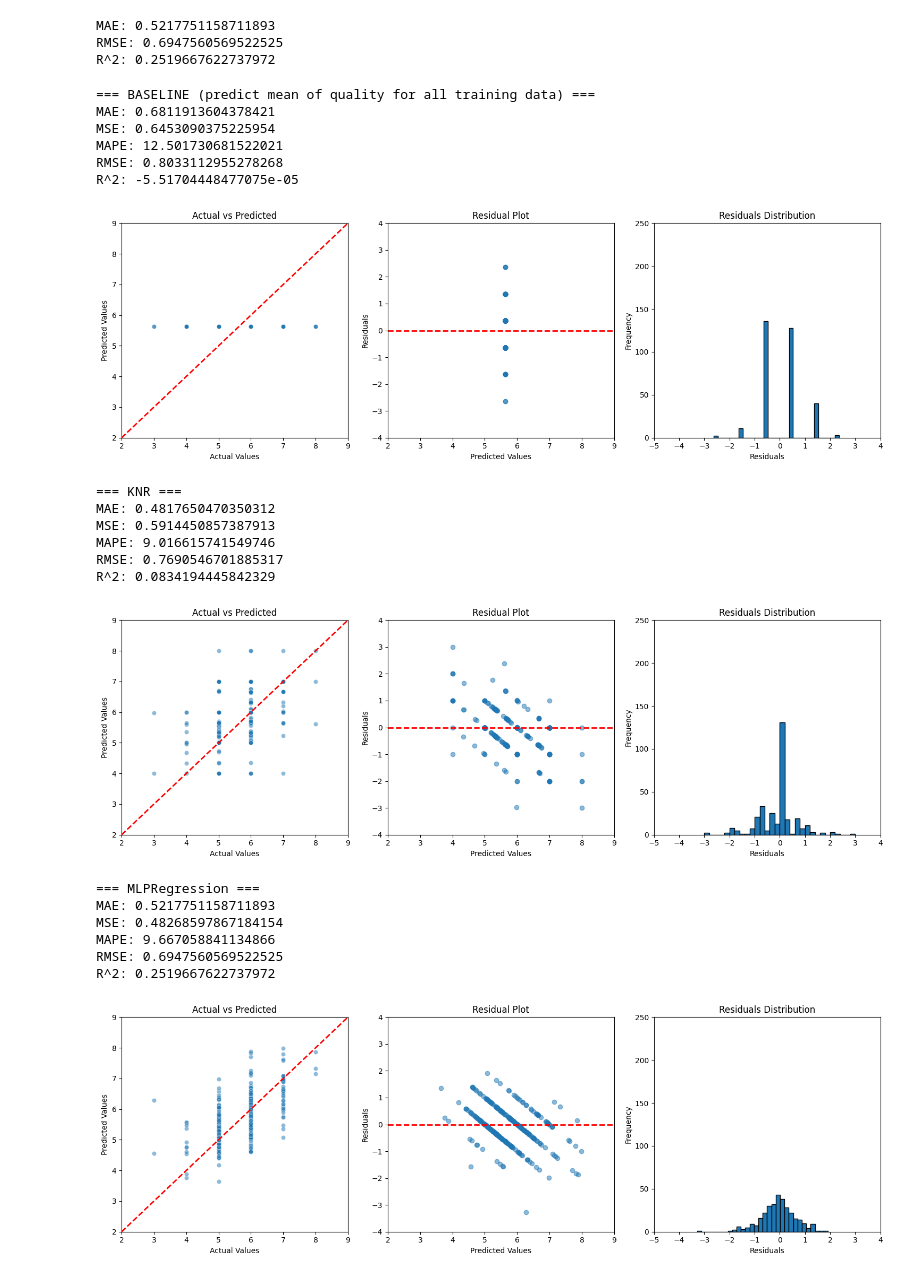
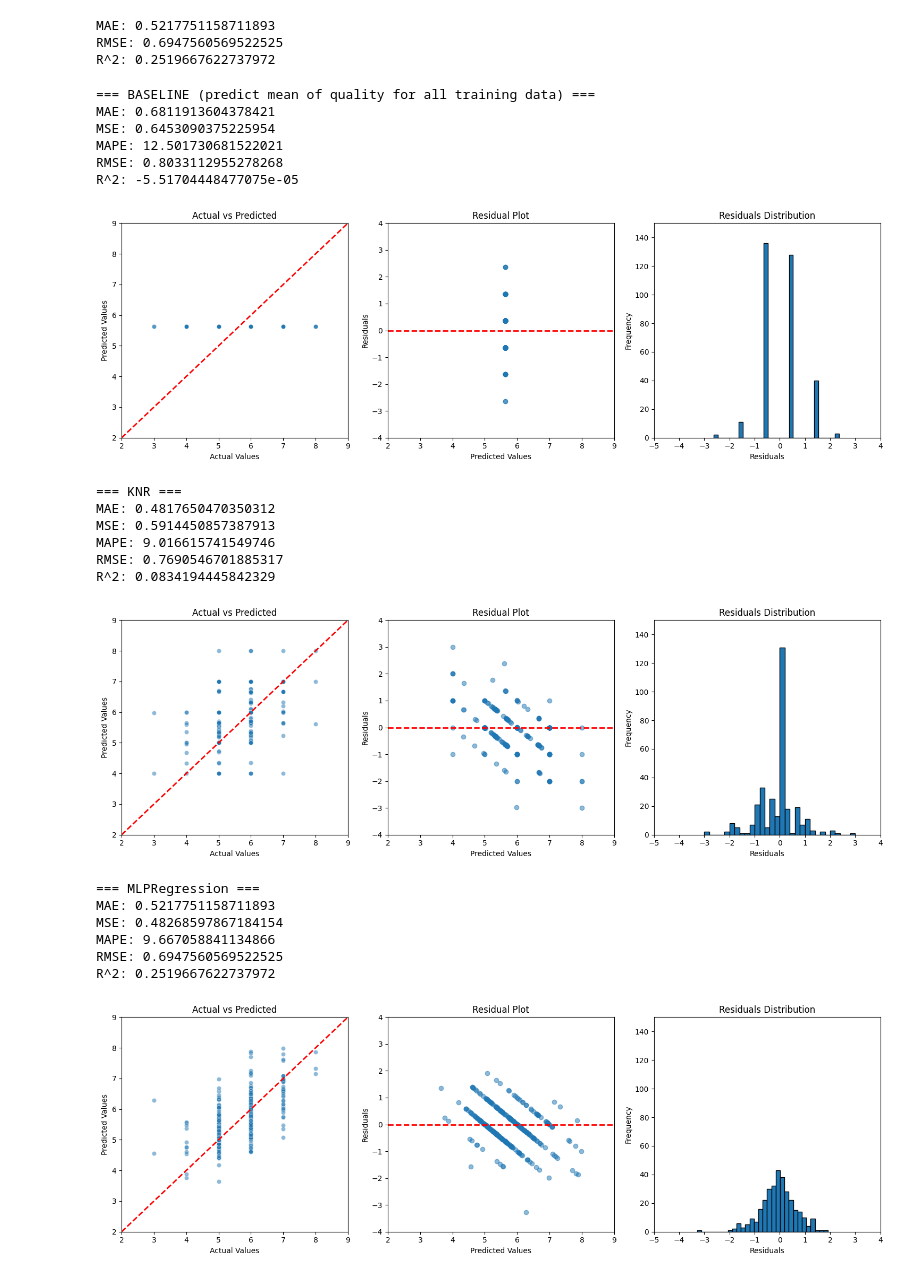
Before and after one commit to Yonekin/Machine-Learning-Group-3, a Jupyter notebook: ML_Group3_Red_Wine.ipynb, the cells around one changed output. Cells and saved outputs as stored; diff of their text form; code cells hidden in the pictures.

```diff
--- a/ML_Group3_Red_Wine.ipynb
+++ b/ML_Group3_Red_Wine.ipynb
@@ -896,46 +957,46 @@ def analyze_regression_results(y_true, y_pred):
     plt.subplot(1, 3, 3)
     plt.hist(residuals, bins=30, edgecolor='black')
     plt.title('Residuals Distribution')
     plt.xlabel('Residuals')
     plt.ylabel('Frequency')
     plt.xlim(-5, 4)
-    plt.ylim(0, 250)
+    plt.ylim(0, 150)
 
     plt.tight_layout()
     plt.show()
 
 print('\n\n=== BASELINE (predict mean of quality for all training data) ===')
 mean_training_target = target_train.mean()
 # Create a DataFrame with the mean_training_target value for each row
 baseline_predictions = pd.DataFrame({'Baseline_Predictions': [mean_training_target] * len(target_test)})
 baseline_predictions = baseline_predictions['Baseline_Predictions'].reset_index(drop=True)
 target_test_reset = target_test.reset_index(drop=True)
 analyze_regression_results(target_test_reset, baseline_predictions)
 
 print('\n\n=== KNR ===')
 analyze_regression_results(target_test, knr_predictions)
 
 print('\n\n=== MLPRegression ===')
 analyze_regression_results(target_test, mlp_predictions)
 # %% [output]
 === BASELINE (predict mean of quality for all training data) ===
 MAE: 0.6811913604378421
 MSE: 0.6453090375225954
 MAPE: 12.501730681522021
 RMSE: 0.8033112955278268
 R^2: -5.51704448477075e-05
-[figure, old version]
+[figure, new version]
 === KNR ===
 MAE: 0.4817650470350312
 MSE: 0.5914450857387913
 MAPE: 9.016615741549746
 RMSE: 0.7690546701885317
 R^2: 0.0834194445842329
-[figure, old version]
+[figure, new version]
 === MLPRegression ===
 MAE: 0.5217751158711893
 MSE: 0.48268597867184154
 MAPE: 9.667058841134866
 RMSE: 0.6947560569522525
 R^2: 0.2519667622737972
-[figure, old version]
+[figure, new version]
```
Also changed, not shown: parts of 21 cells of this notebook.
